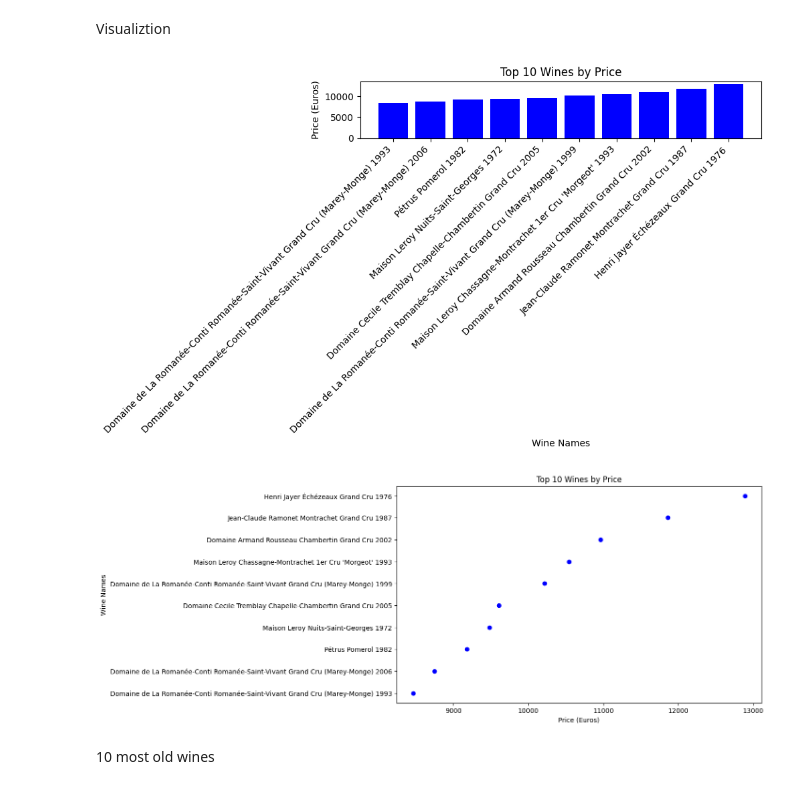
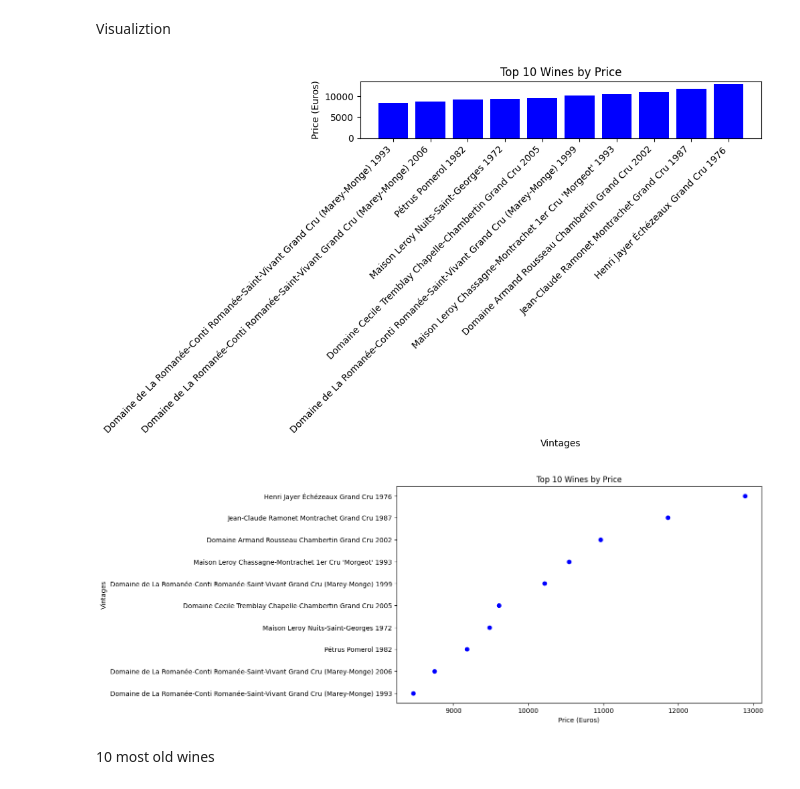
Before and after one commit to MykolaSenko/Vivino_Market_Analysis, a Jupyter notebook: notebooks/mykola_notebook.ipynb, the cells around one changed output. Drawn from its saved outputs; the diff is of its cells as text; code cells hidden in the pictures.

```diff
--- a/notebooks/mykola_notebook.ipynb
+++ b/notebooks/mykola_notebook.ipynb
@@ -313,27 +315,27 @@ Visualiztion
 # %%
 
 
 
 # Create a bar chart
 plt.figure(figsize=(10, 6))
 plt.bar(pd_prices['vintages.name'][::-1], pd_prices['vintages.price_euros'][::-1], color='blue')
-plt.xlabel('Wine Names')
+plt.xlabel('Vintages')
 plt.ylabel('Price (Euros)')
 plt.title('Top 10 Wines by Price')
 plt.xticks(rotation=45, ha='right')
 plt.tight_layout()
 
 plt.show()
 
 
 plt.figure(figsize=(10, 6))
 plt.scatter(pd_prices['vintages.price_euros'][::-1], pd_prices['vintages.name'][::-1], color='blue')
 plt.xlabel('Price (Euros)')
-plt.ylabel('Wine Names')
+plt.ylabel('Vintages')
 plt.title('Top 10 Wines by Price')
 plt.show()
 # %% [output]
-[figure, old version]
+[figure, new version]
 [figure]
 # %% [markdown]
 10 most old wines
```
Also changed, not shown: parts of 5 cells of this notebook, 19 other files.
